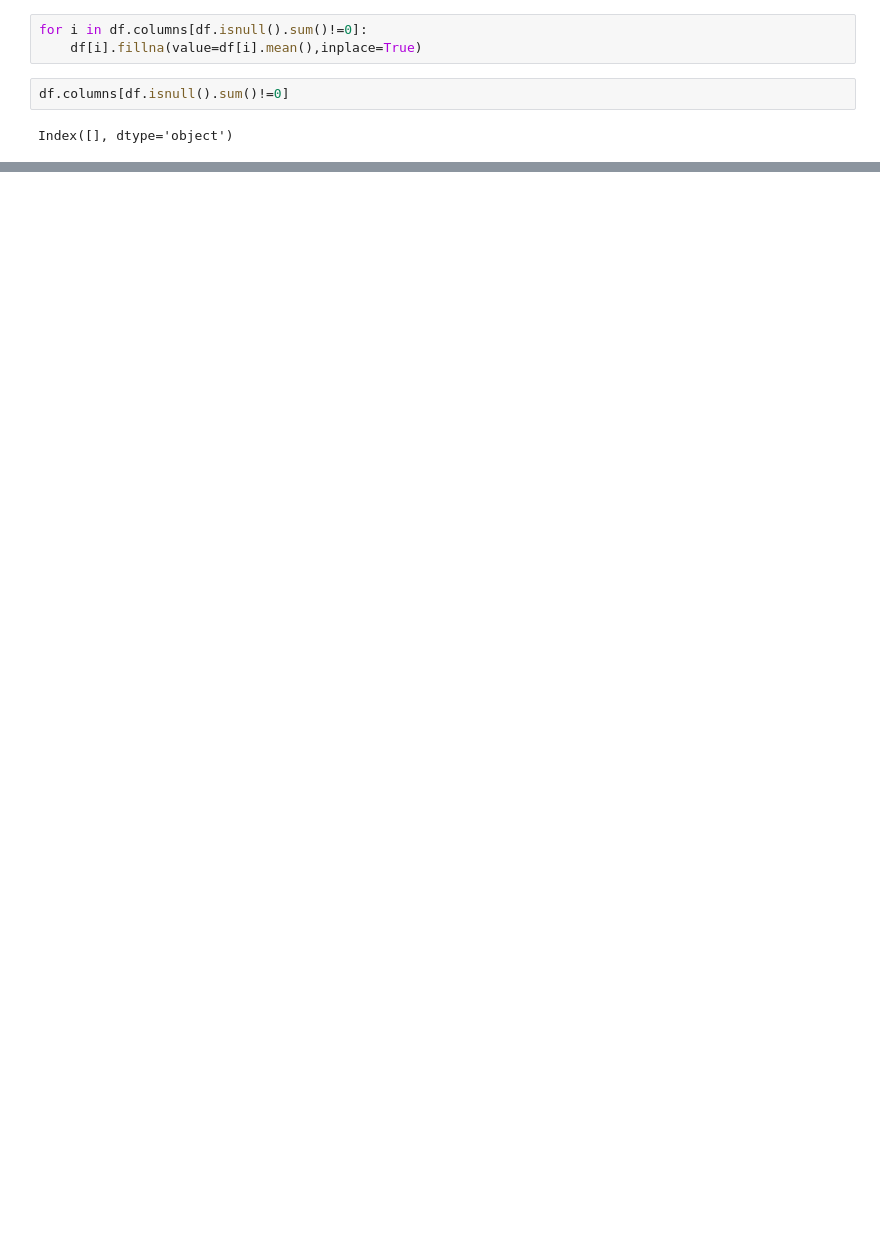
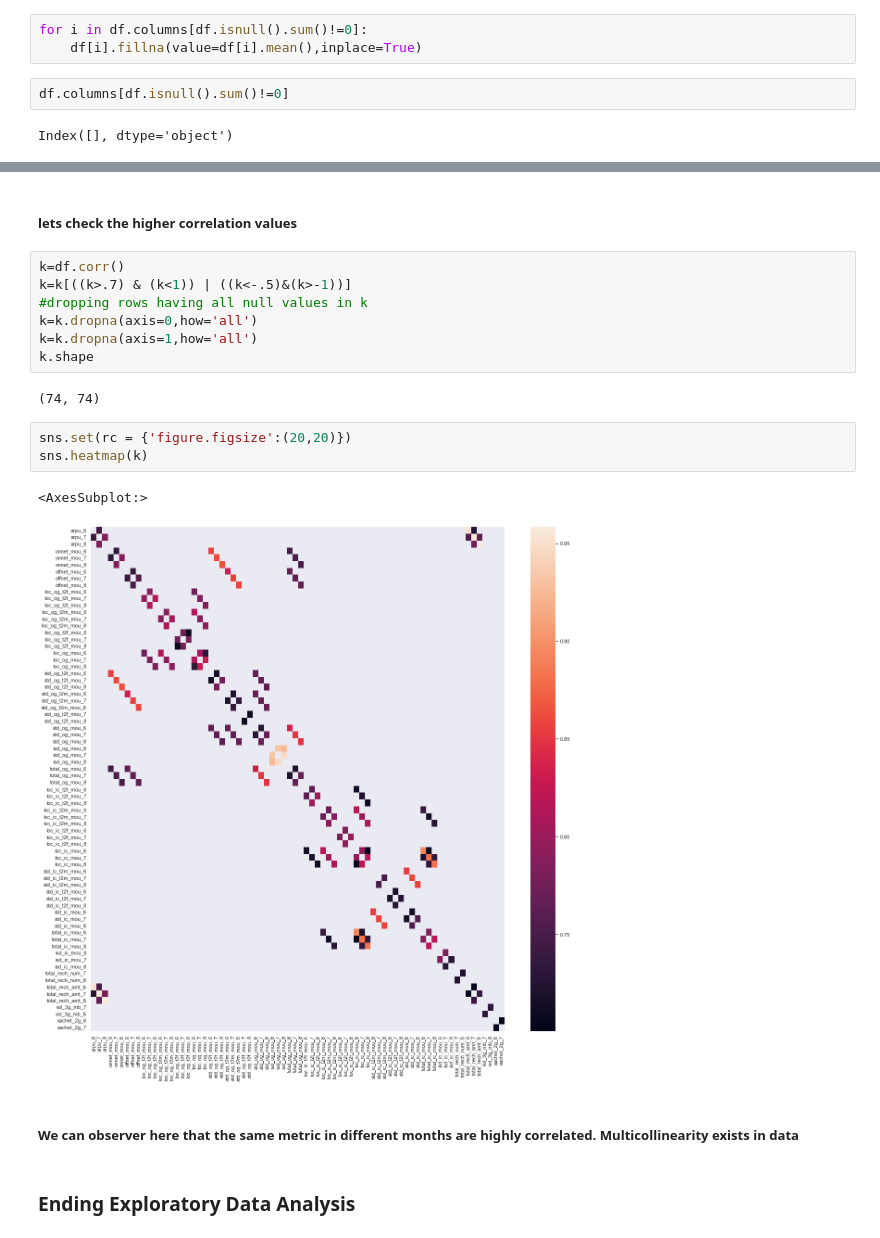
Before and after one commit to simplyshravan/Telecom-Churn-Case-Study, a Jupyter notebook: Telecom Churn.ipynb, the cells around one changed output, grey strips where cells are left out. Saved outputs shown, nothing was run; the diff lists cells and outputs as text; blank space fills up the shorter version.

```diff
--- a/Telecom Churn.ipynb
+++ b/Telecom Churn.ipynb
@@ -190,0 +286,21 @@ for i,col in enumerate(df.describe().columns):
+# %% [markdown]
+##### lets check the higher correlation values
+# %%
+k=df.corr()
+k=k[((k>.7) & (k<1)) | ((k<-.5)&(k>-1))]
+#dropping rows having all null values in k
+k=k.dropna(axis=0,how='all')
+k=k.dropna(axis=1,how='all')
+k.shape
+# %% [output]
+(74, 74)
+# %%
+sns.set(rc = {'figure.figsize':(20,20)})
+sns.heatmap(k)
+# %% [output]
+<AxesSubplot:>
+[figure, added]
+# %% [markdown]
+##### We can observer here that the same metric in different months are highly correlated. Multicollinearity exists in data
+# %% [markdown]
+### Ending Exploratory Data Analysis
```
Also changed, not shown: parts of 35 cells of this notebook.
